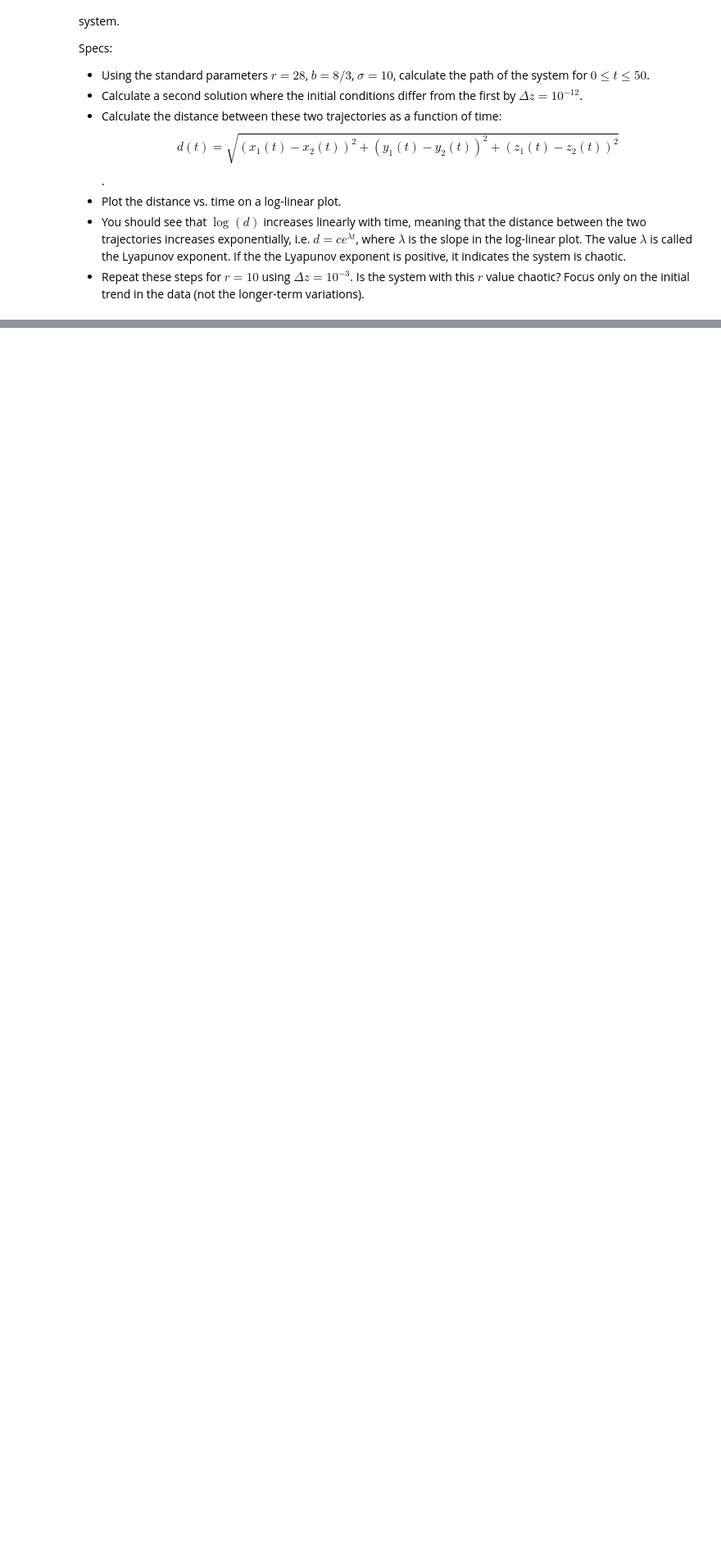
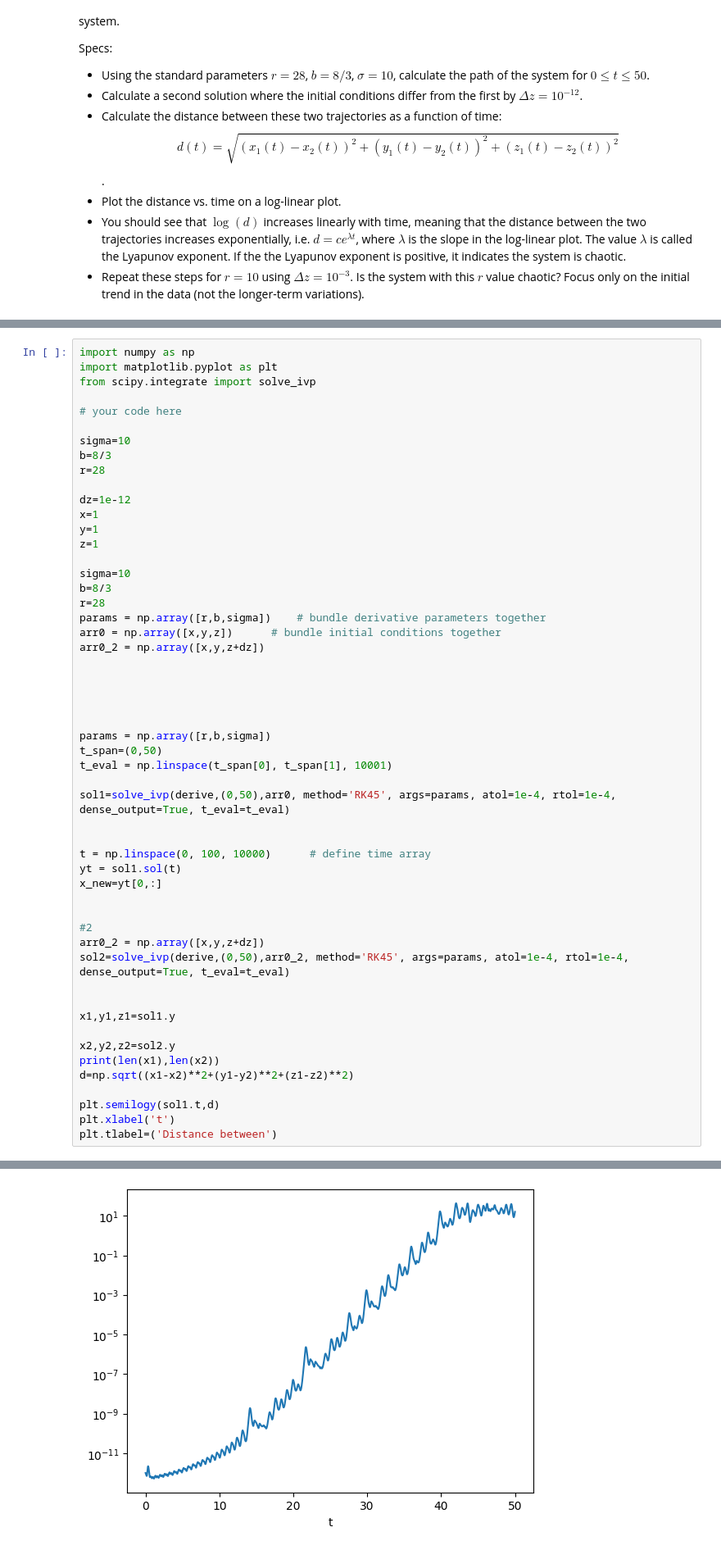
Before and after one commit to Reiniery/Computational-Physics, a Jupyter notebook: ode/ode_4.ipynb, the cells around one changed output, grey strips where cells are left out. Shown at 82% size. Saved outputs shown, nothing was run; the diff lists cells and outputs as text; blank space fills up the shorter version.

```diff
--- a/ode/ode_4.ipynb
+++ b/ode/ode_4.ipynb
@@ -479,0 +470,54 @@ from scipy.integrate import solve_ivp
+# %%
+import numpy as np
+import matplotlib.pyplot as plt
+from scipy.integrate import solve_ivp
+
+# your code here
+
+sigma=10
+b=8/3
+r=28
+
+dz=1e-12
+x=1
+y=1
+z=1
+
+sigma=10
+b=8/3
+r=28
+params = np.array([r,b,sigma])    # bundle derivative parameters together
+arr0 = np.array([x,y,z])      # bundle initial conditions together
+arr0_2 = np.array([x,y,z+dz])
+
+
+
+
+
+params = np.array([r,b,sigma])
+t_span=(0,50)
+t_eval = np.linspace(t_span[0], t_span[1], 10001)
+
+sol1=solve_ivp(derive,(0,50),arr0, method='RK45', args=params, atol=1e-4, rtol=1e-4, dense_output=True, t_eval=t_eval)
+
+
+t = np.linspace(0, 100, 10000)      # define time array
+yt = sol1.sol(t)
+x_new=yt[0,:]
+
+
+#2
+arr0_2 = np.array([x,y,z+dz])
+sol2=solve_ivp(derive,(0,50),arr0_2, method='RK45', args=params, atol=1e-4, rtol=1e-4, dense_output=True, t_eval=t_eval)
+
+
+x1,y1,z1=sol1.y
+
+x2,y2,z2=sol2.y
+print(len(x1),len(x2))
+d=np.sqrt((x1-x2)**2+(y1-y2)**2+(z1-z2)**2)
+
+plt.semilogy(sol1.t,d)
+plt.xlabel('t')
+plt.tlabel=('Distance between')
+# %% [output]
@@ -479,0 +525 @@ from scipy.integrate import solve_ivp
+[figure, added]
```
Also changed, not shown: parts of 3 cells of this notebook.
